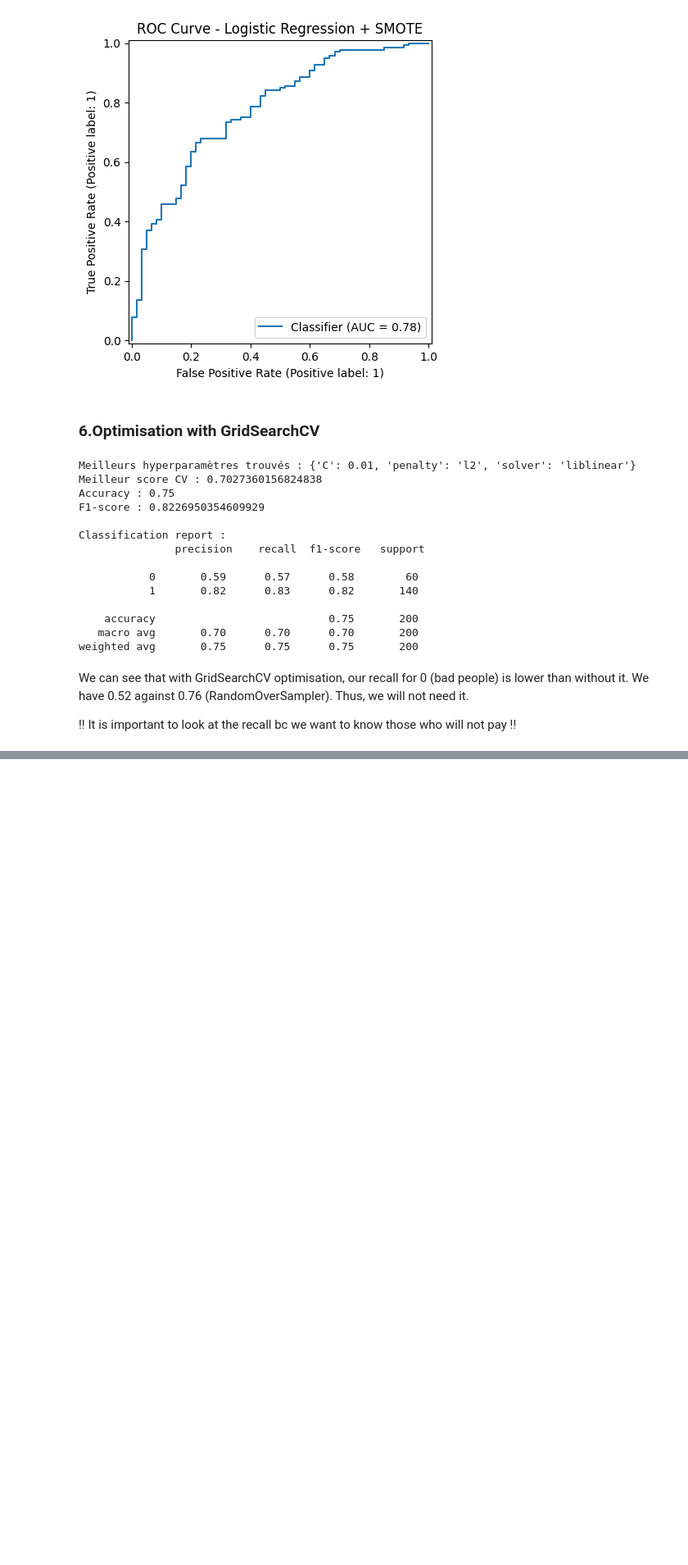
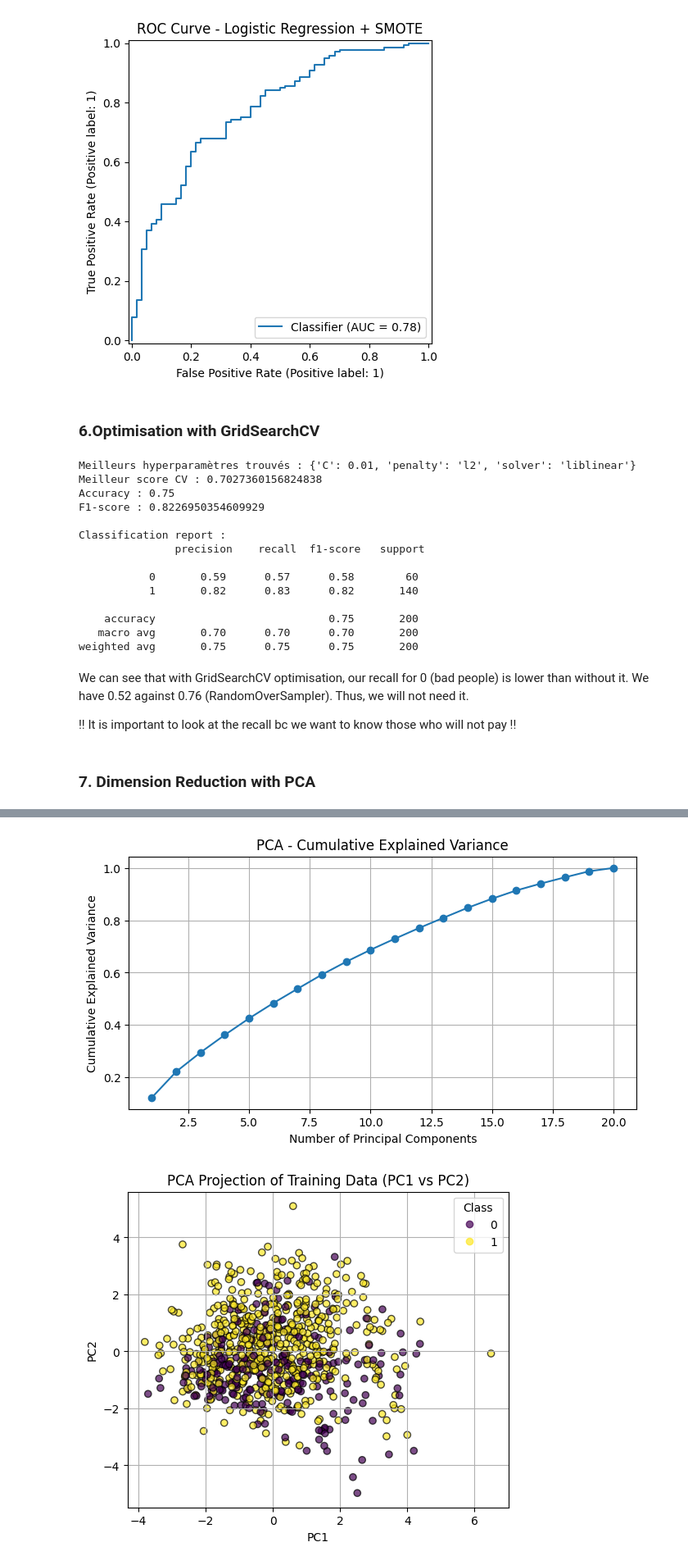
Before and after one commit to Marceeell1/Machine_Learning, a Jupyter notebook: Project.ipynb, the cells around one changed output, grey strips where cells are left out. Shown at 82% size. Drawn from its saved outputs; the diff is of its cells as text; code cells hidden in the pictures; blank space fills up the shorter version.

```diff
--- a/Project.ipynb
+++ b/Project.ipynb
@@ -680,3 +680,79 @@ weighted avg       0.75      0.75      0.75       200
 We can see that with GridSearchCV optimisation, our recall for 0 (bad people) is lower than without it. We have 0.52 against 0.76 (RandomOverSampler). Thus, we will not need it.
 
 !! It is important to look at the recall bc we want to know those who will not pay !!
+# %% [markdown]
+### 7. Dimension Reduction with PCA
+# %%
+
+
+from sklearn.decomposition import PCA
+from sklearn.linear_model import LogisticRegression
+from sklearn.metrics import accuracy_score, classification_report
+import numpy as np
+import matplotlib.pyplot as plt
+
+print("7. Dimension Reduction with PCA\n")
+
+# Fit PCA on the training data (without SMOTE)
+pca = PCA()
+pca.fit(X_train)
+
+explained_variance = pca.explained_variance_ratio_
+cumulative_variance = np.cumsum(explained_variance)
+
+print("Explained variance ratio by component:")
+print(explained_variance)
+
+print("\nCumulative explained variance:")
+print(cumulative_variance)
+
+# Plot cumulative explained variance
+plt.figure(figsize=(8, 4))
+plt.plot(
+    range(1, len(cumulative_variance) + 1),
+    cumulative_variance,
+    marker="o"
+)
+plt.xlabel("Number of Principal Components")
+plt.ylabel("Cumulative Explained Variance")
+plt.title("PCA - Cumulative Explained Variance")
+plt.grid(True)
+plt.show()
+
+# 2D projection on the first two principal components
+pca_2d = PCA(n_components=2)
+X_train_pca_2d = pca_2d.fit_transform(X_train)
+
+plt.figure(figsize=(6, 5))
+scatter = plt.scatter(
+    X_train_pca_2d[:, 0],
+    X_train_pca_2d[:, 1],
+    c=y_train,
+    alpha=0.7,
+    edgecolor="k"
+)
+plt.xlabel("PC1")
+plt.ylabel("PC2")
+plt.title("PCA Projection of Training Data (PC1 vs PC2)")
+plt.legend(*scatter.legend_elements(), title="Class")
+plt.grid(True)
+plt.show()
+
+# Keep enough components to reach at least 95% of variance
+n_components_95 = np.argmax(cumulative_variance >= 0.95) + 1
+print(f"\nNumber of components to reach at least 95% variance: {n_components_95}")
+
+pca_final = PCA(n_components=n_components_95)
+X_train_pca = pca_final.fit_transform(X_train)
+X_test_pca = pca_final.transform(X_test)
+
+# Logistic Regression on PCA-transformed data
+log_reg_pca = LogisticRegression(max_iter=1000, random_state=42)
+log_reg_pca.fit(X_train_pca, y_train)
+y_pred_pca = log_reg_pca.predict(X_test_pca)
+
+print("\n=== Logistic Regression with PCA-transformed features ===")
+print("Accuracy (LogReg + PCA):", accuracy_score(y_test, y_pred_pca))
+print("\nClassification report (LogReg + PCA):\n")
+print(classification_report(y_test, y_pred_pca, digits=4))
+# %% [output]
@@ -682,0 +772,2 @@ We can see that with GridSearchCV optimisation, our recall for 0 (bad people) is
+[figure, added]
+[figure, added]
```
Also changed, not shown: parts of 3 cells of this notebook.
